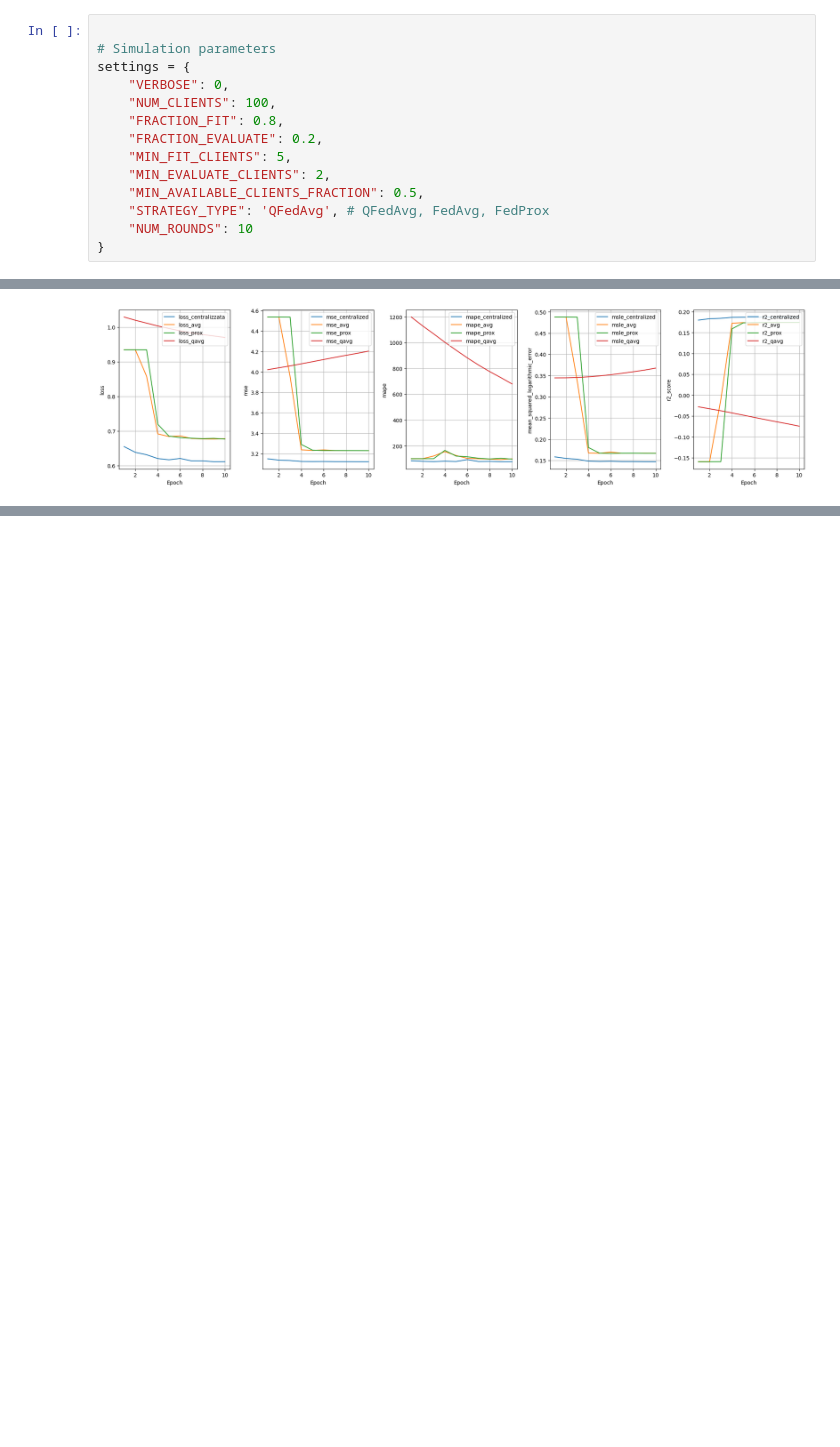
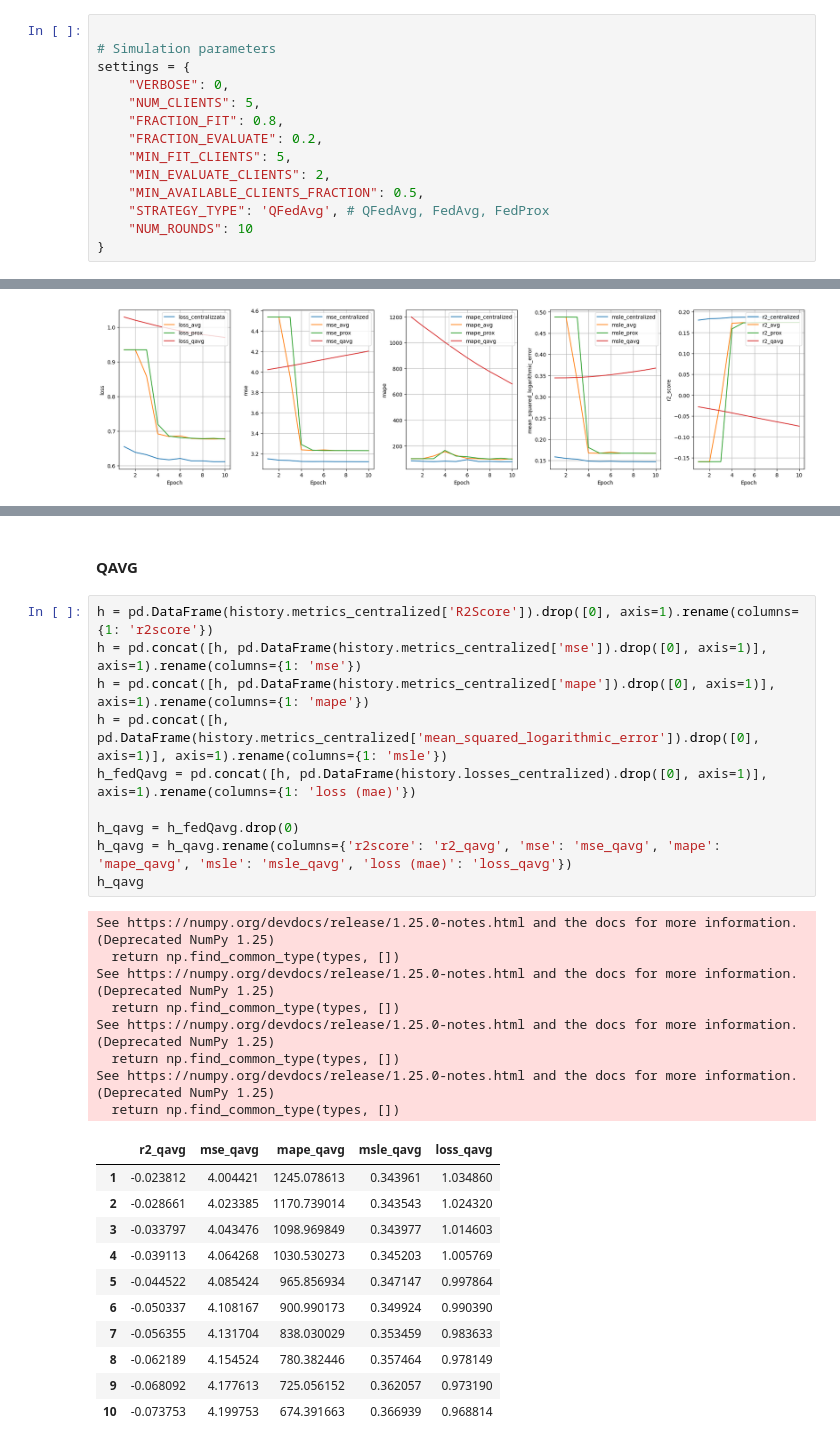
Before and after one commit to AnastasiaBrinati/Progetto-ML-23-24, a Jupyter notebook: task2_federato.ipynb, the cells around one changed output, grey strips where cells are left out. Saved outputs shown, nothing was run; the diff lists cells and outputs as text; blank space fills up the shorter version.

```diff
--- a/task2_federato.ipynb
+++ b/task2_federato.ipynb
@@ -270,7 +273,7 @@ We now have `FlowerClient` which defines client-side training and evaluation, an
 # Simulation parameters
 settings = {
     "VERBOSE": 0,
-    "NUM_CLIENTS": 100,
+    "NUM_CLIENTS": 5,
     "FRACTION_FIT": 0.8,
     "FRACTION_EVALUATE": 0.2,
     "MIN_FIT_CLIENTS": 5,
@@ -964,0 +999,32 @@ plot_loss(complete_h)
+# %% [markdown]
+#### QAVG
+# %%
+h = pd.DataFrame(history.metrics_centralized['R2Score']).drop([0], axis=1).rename(columns={1: 'r2score'})
+h = pd.concat([h, pd.DataFrame(history.metrics_centralized['mse']).drop([0], axis=1)], axis=1).rename(columns={1: 'mse'})
+h = pd.concat([h, pd.DataFrame(history.metrics_centralized['mape']).drop([0], axis=1)], axis=1).rename(columns={1: 'mape'})
+h = pd.concat([h, pd.DataFrame(history.metrics_centralized['mean_squared_logarithmic_error']).drop([0], axis=1)], axis=1).rename(columns={1: 'msle'})
+h_fedQavg = pd.concat([h, pd.DataFrame(history.losses_centralized).drop([0], axis=1)], axis=1).rename(columns={1: 'loss (mae)'})
+
+h_qavg = h_fedQavg.drop(0)
+h_qavg = h_qavg.rename(columns={'r2score': 'r2_qavg', 'mse': 'mse_qavg', 'mape': 'mape_qavg', 'msle': 'msle_qavg', 'loss (mae)': 'loss_qavg'})
+h_qavg
+# %% [output]
+See https://numpy.org/devdocs/release/1.25.0-notes.html and the docs for more information.  (Deprecated NumPy 1.25)
+  return np.find_common_type(types, [])
+See https://numpy.org/devdocs/release/1.25.0-notes.html and the docs for more information.  (Deprecated NumPy 1.25)
+  return np.find_common_type(types, [])
+See https://numpy.org/devdocs/release/1.25.0-notes.html and the docs for more information.  (Deprecated NumPy 1.25)
+  return np.find_common_type(types, [])
+See https://numpy.org/devdocs/release/1.25.0-notes.html and the docs for more information.  (Deprecated NumPy 1.25)
+  return np.find_common_type(types, [])
+|  | r2_qavg | mse_qavg | mape_qavg | msle_qavg | loss_qavg |
+| 1 | -0.023812 | 4.004421 | 1245.078613 | 0.343961 | 1.034860 |
+| 2 | -0.028661 | 4.023385 | 1170.739014 | 0.343543 | 1.024320 |
+| 3 | -0.033797 | 4.043476 | 1098.969849 | 0.343977 | 1.014603 |
+| 4 | -0.039113 | 4.064268 | 1030.530273 | 0.345203 | 1.005769 |
+| 5 | -0.044522 | 4.085424 | 965.856934 | 0.347147 | 0.997864 |
+| 6 | -0.050337 | 4.108167 | 900.990173 | 0.349924 | 0.990390 |
+| 7 | -0.056355 | 4.131704 | 838.030029 | 0.353459 | 0.983633 |
+| 8 | -0.062189 | 4.154524 | 780.382446 | 0.357464 | 0.978149 |
+| 9 | -0.068092 | 4.177613 | 725.056152 | 0.362057 | 0.973190 |
+| 10 | -0.073753 | 4.199753 | 674.391663 | 0.366939 | 0.968814 |
```
Also changed, not shown: parts of 17 cells of this notebook.
